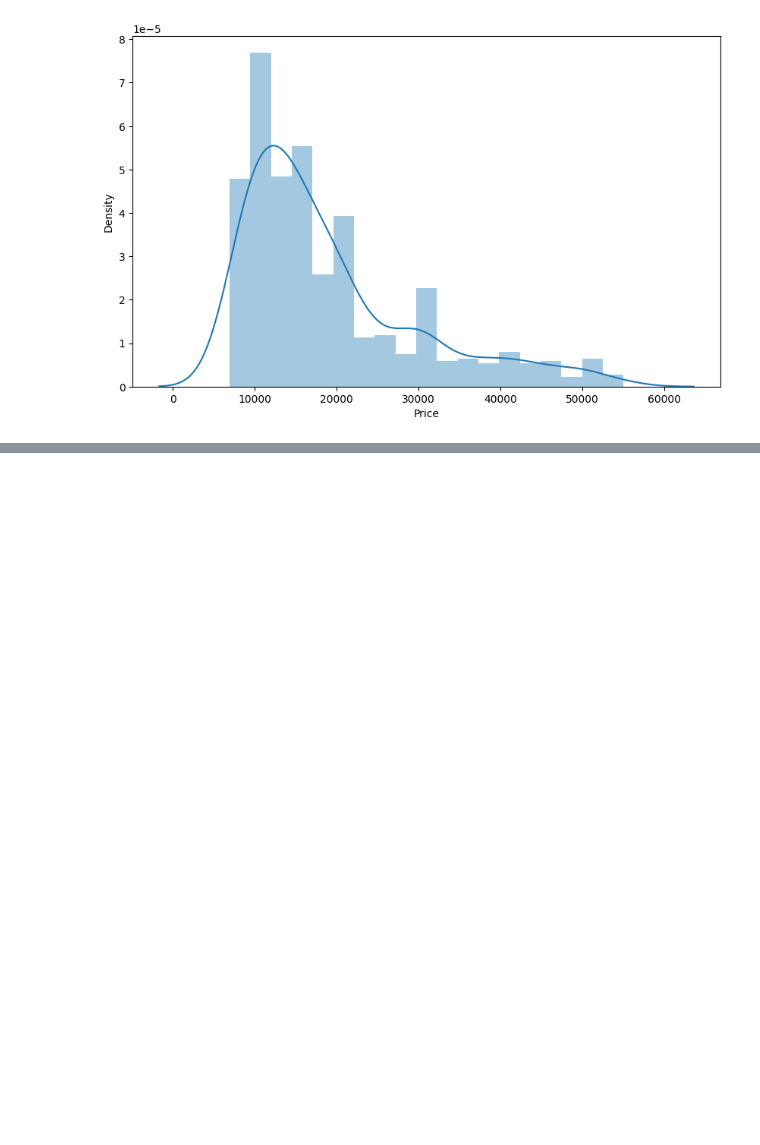
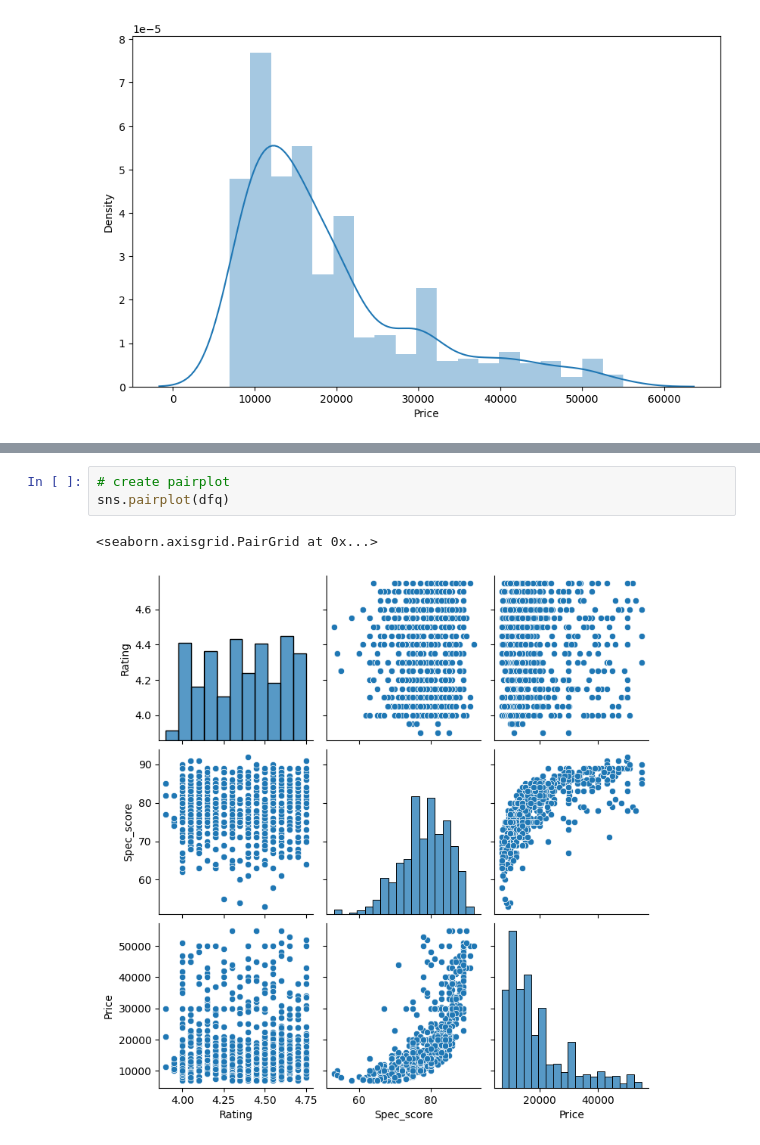
Before and after one commit to chikelu/Godson_Portfolio, a Jupyter notebook: mobile_phone_price_prediction.ipynb, the cells around one changed output, grey strips where cells are left out. Saved outputs shown, nothing was run; the diff lists cells and outputs as text; blank space fills up the shorter version.

```diff
--- a/mobile_phone_price_prediction.ipynb
+++ b/mobile_phone_price_prediction.ipynb
@@ -249,0 +293,6 @@ dfq.company.value_counts().nlargest(40).plot(kind='bar', figsize=(10,5),)
+# %%
+# create pairplot
+sns.pairplot(dfq)
+# %% [output]
+<seaborn.axisgrid.PairGrid at 0x...>
+[figure, added]
```
Also changed, not shown: parts of 15 cells of this notebook.
